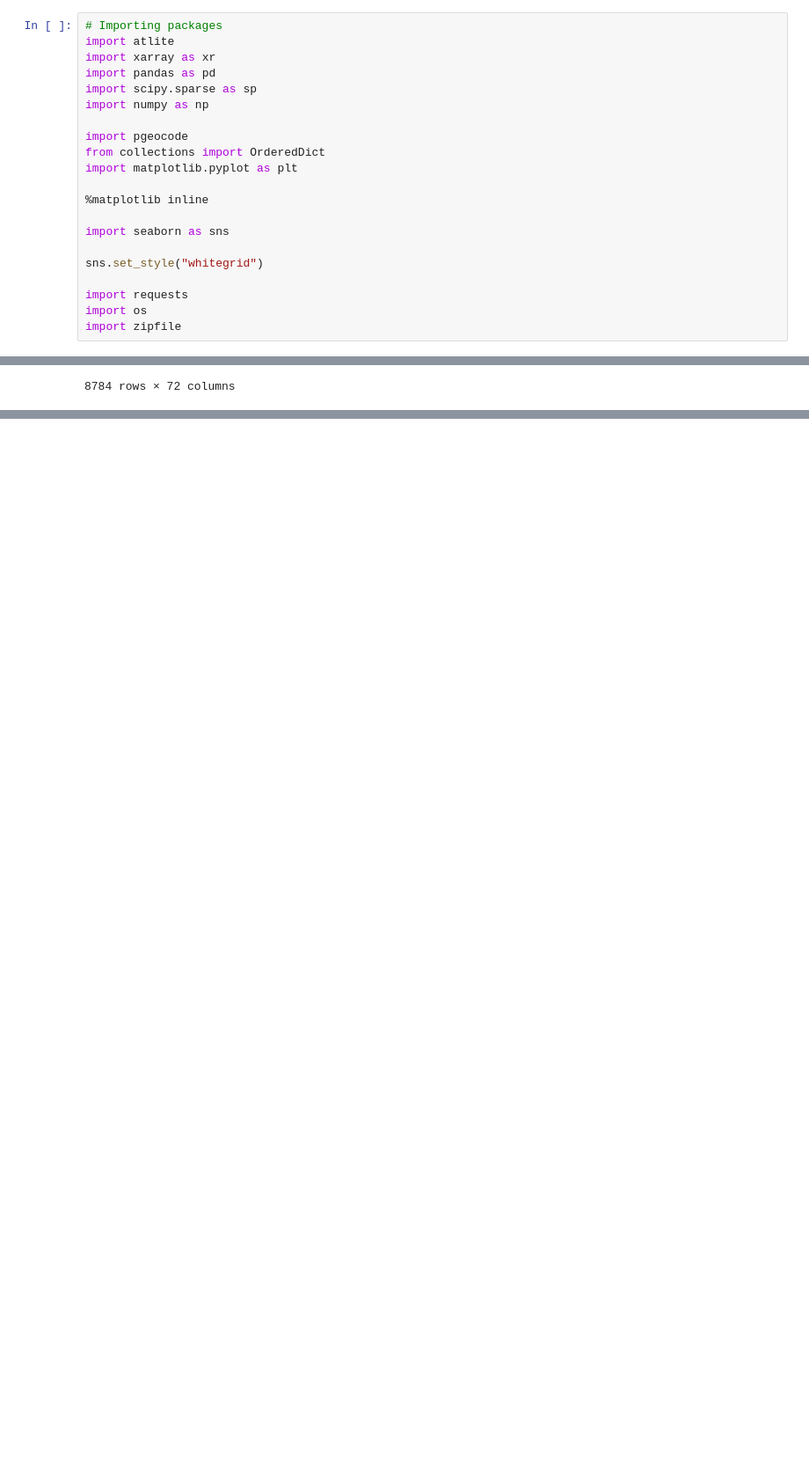
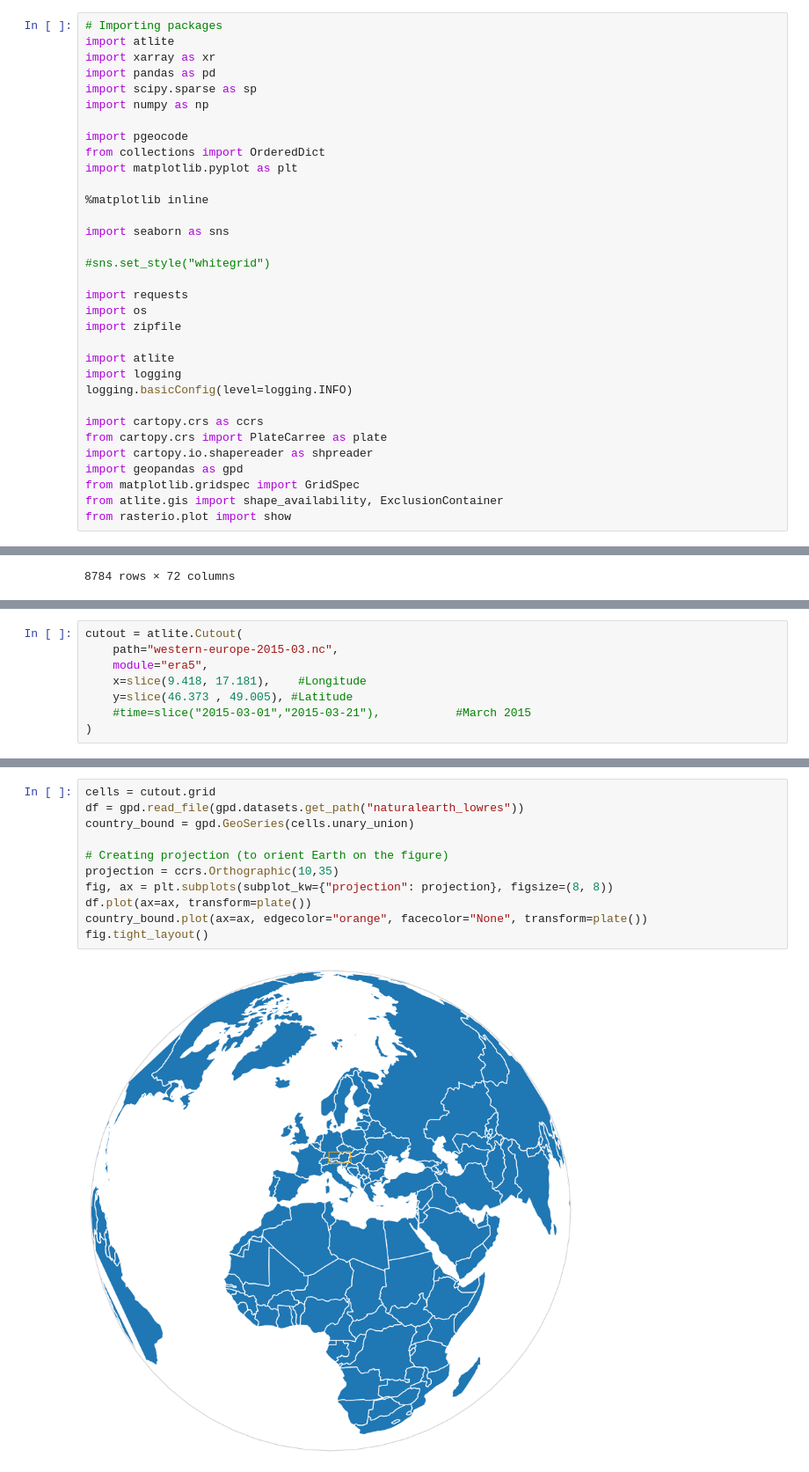
Before and after one commit to TheaGorzelak/Preproject-Masters, a Jupyter notebook: CMIP6 testing Jupyter notebooks/ERA-5 (atlite) vs historical data (ENTSO-E) for all European countries.ipynb, the cells around one changed output, grey strips where cells are left out. Shown at 88% size. Drawn from its saved outputs; the diff is of its cells as text; blank space fills up the shorter version.

Commit message:
Creating and updating Jupyter notebooks
Creating / updating notebooks used for testing gathering data from CMIP6 with atlite.

```diff
--- a/CMIP6 testing Jupyter notebooks/ERA-5 (atlite) vs historical data (ENTSO-E) for all European countries.ipynb
+++ b/CMIP6 testing Jupyter notebooks/ERA-5 (atlite) vs historical data (ENTSO-E) for all European countries.ipynb
@@ -17,11 +17,23 @@ import matplotlib.pyplot as plt
 
 import seaborn as sns
 
-sns.set_style("whitegrid")
+#sns.set_style("whitegrid")
 
 import requests
 import os
 import zipfile
+
+import atlite
+import logging
+logging.basicConfig(level=logging.INFO)
+
+import cartopy.crs as ccrs
+from cartopy.crs import PlateCarree as plate
+import cartopy.io.shapereader as shpreader
+import geopandas as gpd
+from matplotlib.gridspec import GridSpec
+from atlite.gis import shape_availability, ExclusionContainer
+from rasterio.plot import show
 # %% [markdown]
 Creating a function that will download data from url and save it.
 # %%
@@ -295,0 +301,8 @@ hydro_2016
+# %%
+cutout = atlite.Cutout(
+    path="western-europe-2015-03.nc",
+    module="era5",
+    x=slice(9.418, 17.181),    #Longitude
+    y=slice(46.373 , 49.005), #Latitude
+    #time=slice("2015-03-01","2015-03-21"),           #March 2015
+)
@@ -295,0 +406,13 @@ hydro_2016
+# %%
+cells = cutout.grid
+df = gpd.read_file(gpd.datasets.get_path("naturalearth_lowres"))
+country_bound = gpd.GeoSeries(cells.unary_union)
+
+# Creating projection (to orient Earth on the figure)
+projection = ccrs.Orthographic(10,35)
+fig, ax = plt.subplots(subplot_kw={"projection": projection}, figsize=(8, 8))
+df.plot(ax=ax, transform=plate())
+country_bound.plot(ax=ax, edgecolor="orange", facecolor="None", transform=plate())
+fig.tight_layout()
+# %% [output]
+[figure, added]
```
Also changed, not shown: parts of 44 cells of this notebook, 5 other files.
